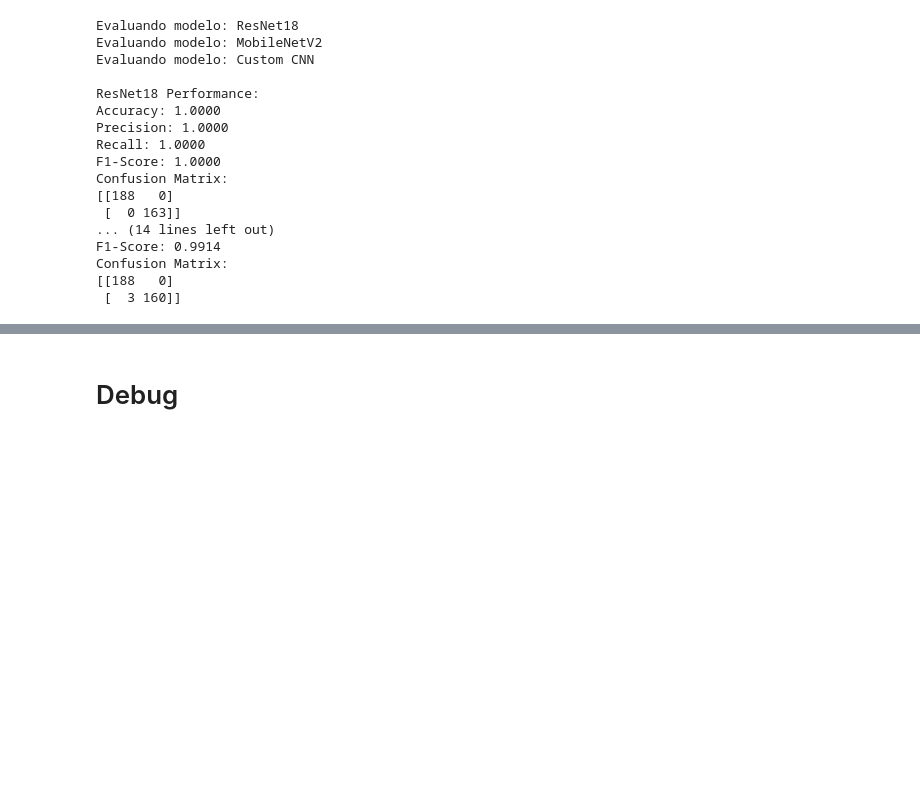
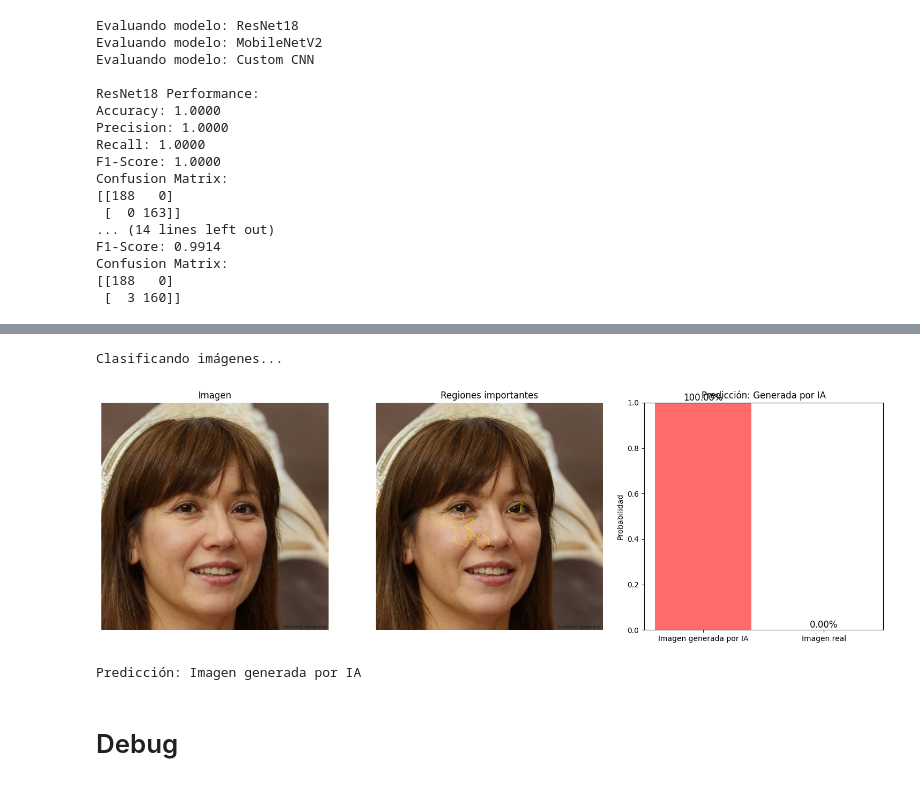
Before and after one commit to maren-gonzalez/deteccion-deepfakes, a Jupyter notebook: deteccion_deepfakes.ipynb, the cells around one changed output, grey strips where cells are left out. Drawn from its saved outputs; the diff is of its cells as text; code cells hidden in the pictures; blank space fills up the shorter version.

```diff
--- a/deteccion_deepfakes.ipynb
+++ b/deteccion_deepfakes.ipynb
@@ -332,3 +405,66 @@ Confusion Matrix:
+# %%
+# Función para saber que parte de la imagen ha influenciado el resultado
+def explicar_LIME(image_path, model, transform, device, top_labels=2, num_samples=1000):
+  try:
+    image = Image.open(image_path).convert('RGB')
+    image_np = np.array(image)
+
+    def LIME(images):
+        batch = torch.stack([transform(Image.fromarray(image)) for image in images]).to(device)
+        with torch.no_grad():
+          logits = model(batch)
+        probs = F.softmax(logits, dim=1)
+        return probs.detach().cpu().numpy()
+
+    # Conseguir la explicación
+    explainer = lime_image.LimeImageExplainer()
+    explanation = explainer.explain_instance(image_np, LIME, top_labels=2, num_samples=1000)
+    pred = explanation.top_labels[0]
+    temp, mask = explanation.get_image_and_mask(pred, positive_only=True, num_features=5, hide_rest=False)
+
+    # Visualizar imagen
+    plt.figure(figsize=(15, 5))
+    plt.subplot(1, 3, 1)
+    plt.imshow(image)
+    plt.title('Imagen')
+    plt.axis('off')
+
+    # Visualizar explicación
+    plt.subplot(1, 3, 2)
+    plt.imshow(mark_boundaries(temp, mask))
+    plt.title('Regiones importantes')
+    plt.axis('off')
+
+    plt.subplot(1, 3, 3)
+    probs = LIME(np.expand_dims(image_np, axis=0))[0]
+    bars = plt.bar(['Imagen generada por IA', 'Imagen real'], [probs[0], probs[1]], color=['#FF6B6B', '#51CF66'])
+    plt.ylim(0, 1)
+    plt.title(f'Predicción: {"Generada por IA" if pred == 0 else "Imagen real"}')
+    plt.ylabel('Probabilidad')
+
+    for bar in bars.patches:
+      height = bar.get_height()
+      plt.text(bar.get_x() + bar.get_width()/2., height, f'{height:.2%}', ha='center', va='bottom', fontsize=12)
+
+    plt.tight_layout()
+    plt.show()
+    return pred, probs
+
+  except Exception as e:
+    print(f"Error procesando la imagen {image_path}: {str(e)}")
+    return None, None
+
+print(f"Clasificando imágenes...")
+for img in os.listdir('prediccion'):
+  if img.lower().endswith(('.png', '.jpg', '.jpeg')):
+    img_path = os.path.join('prediccion', img)
+    pred, probs = explicar_LIME(img_path, modelo, transform, device)
+    if pred is not None:
+        print(f"Predicción: {'Imagen generada por IA' if pred == 0 else 'Imagen real'}")
+# %% [output]
+Clasificando imágenes...
+[figure, added]
+Predicción: Imagen generada por IA
 # %% [markdown]
 # Debug
 # %%
```
Also changed, not shown: parts of 6 cells of this notebook.
